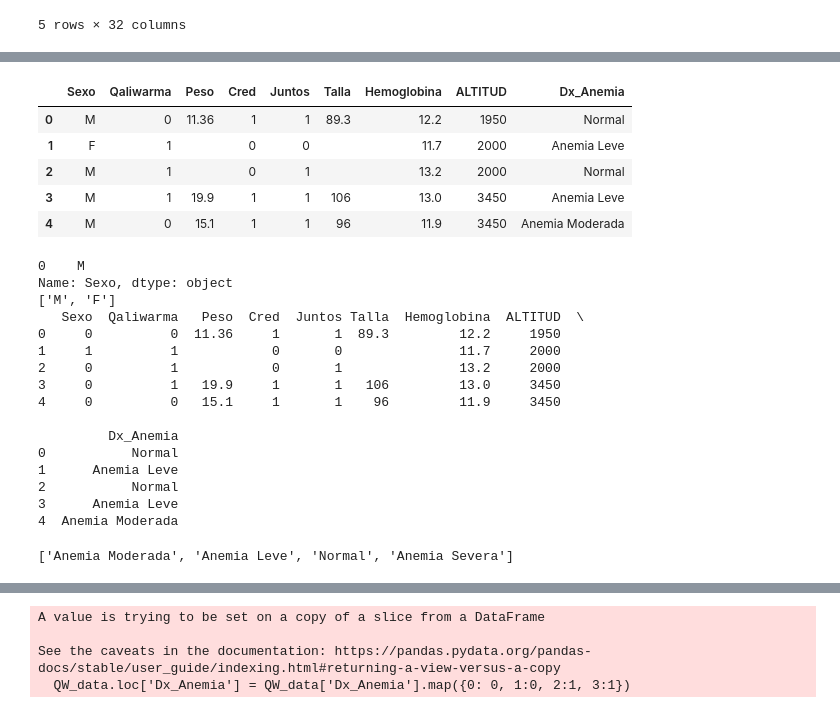
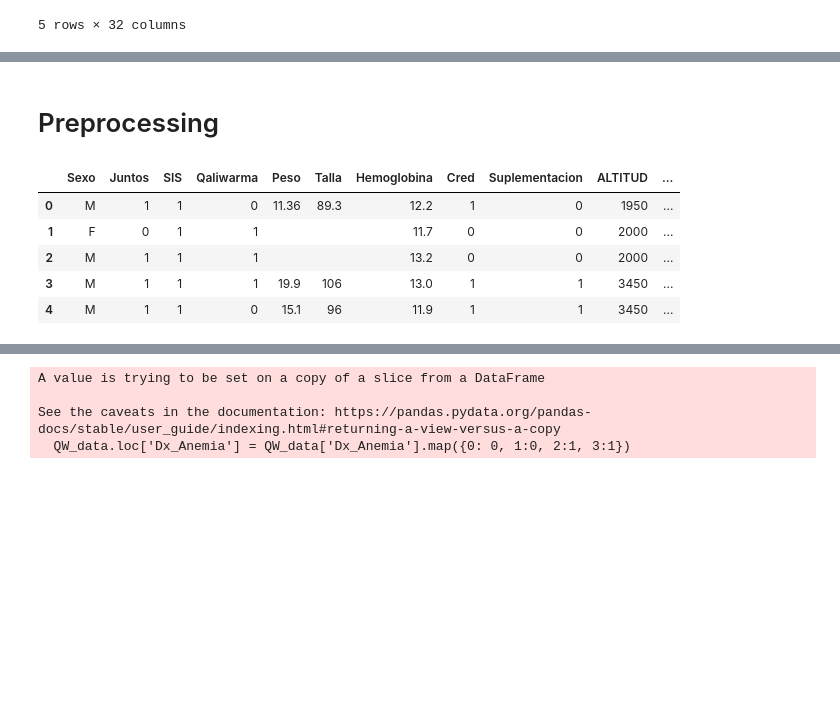
Before and after one commit to LuisSante/Anemia---Machine-Learning, a Jupyter notebook: IA_final.ipynb, the cells around one changed output, grey strips where cells are left out. Drawn from its saved outputs; the diff is of its cells as text; code cells hidden in the pictures; blank space fills up the shorter version.

```diff
--- a/IA_final.ipynb
+++ b/IA_final.ipynb
@@ -18,7 +20,7 @@ url_base = "https://raw.githubusercontent.com/LuisSante/Datasets/main/Anemia/HIS
 
 departamentos = departamentos[:2]
 
-dfset = []
+dataset = []
 for dep in departamentos:
     url = url_base + dep + ".csv"
     d = pd.read_csv(url, encoding='latin-1')
@@ -52,48 +52,12 @@ Index(['ï»¿Diresa', 'Red', 'Microred', 'EESS', 'Renipress', 'FechaAtencion',
+# %% [markdown]
+# Preprocessing
 # %%
-df = df[['Sexo', 'Qaliwarma', 'Peso', 'Cred', 'Juntos', 'Talla', 'Hemoglobina', 'ALTITUD', 'Dx_Anemia']]
+df = df[['Sexo', 'Juntos', 'SIS', 'Qaliwarma', 'Peso', 'Talla', 'Hemoglobina', 'Cred', 'Suplementacion', 'ALTITUD', 'HBC', 'Dx_Anemia']]
 df.head()
 # %% [output]
-|  | Sexo | Qaliwarma | Peso | Cred | Juntos | Talla | Hemoglobina | ALTITUD | Dx_Anemia |
-| 0 | M | 0 | 11.36 | 1 | 1 | 89.3 | 12.2 | 1950 | Normal |
-| 1 | F | 1 |  | 0 | 0 |  | 11.7 | 2000 | Anemia Leve |
-| 2 | M | 1 |  | 0 | 1 |  | 13.2 | 2000 | Normal |
-| 3 | M | 1 | 19.9 | 1 | 1 | 106 | 13.0 | 3450 | Anemia Leve |
-| 4 | M | 0 | 15.1 | 1 | 1 | 96 | 11.9 | 3450 | Anemia Moderada |
+|  | Sexo | Juntos | SIS | Qaliwarma | Peso | Talla | Hemoglobina | Cred | Suplementacion | ALTITUD | ... |
+| 0 | M | 1 | 1 | 0 | 11.36 | 89.3 | 12.2 | 1 | 0 | 1950 | ... |
+| 1 | F | 0 | 1 | 1 |  |  | 11.7 | 0 | 0 | 2000 | ... |
+| 2 | M | 1 | 1 | 1 |  |  | 13.2 | 0 | 0 | 2000 | ... |
+| 3 | M | 1 | 1 | 1 | 19.9 | 106 | 13.0 | 1 | 1 | 3450 | ... |
+| 4 | M | 1 | 1 | 0 | 15.1 | 96 | 11.9 | 1 | 1 | 3450 | ... |
-# %%
-print(df['Sexo'].mode())
-
-df['Sexo'] = df['Sexo'].replace(np.nan, 'M')
-l = []
-for i in df['Sexo']:
-  l.append(i)
-print(list(set(l)))
-
-df['Sexo'] = df['Sexo'].map( {'F': 1, 'M': 0} ).astype(int)
-print(df.head())
-# %% [output]
-0    M
-Name: Sexo, dtype: object
-['M', 'F']
-   Sexo  Qaliwarma   Peso  Cred  Juntos Talla  Hemoglobina  ALTITUD  \
-0     0          0  11.36     1       1  89.3         12.2     1950
-1     1          1            0       0               11.7     2000
-2     0          1            0       1               13.2     2000
-3     0          1   19.9     1       1   106         13.0     3450
-4     0          0   15.1     1       1    96         11.9     3450
-
-         Dx_Anemia
-0           Normal
-1      Anemia Leve
-2           Normal
-3      Anemia Leve
-4  Anemia Moderada
-# %%
-a = df['Dx_Anemia']
-dx = []
-for i in a:
-  dx.append(i)
-dx = list(set(dx))
-
-dx
-# %% [output]
-['Anemia Moderada', 'Anemia Leve', 'Normal', 'Anemia Severa']
```
Also changed, not shown: parts of 23 cells of this notebook.
